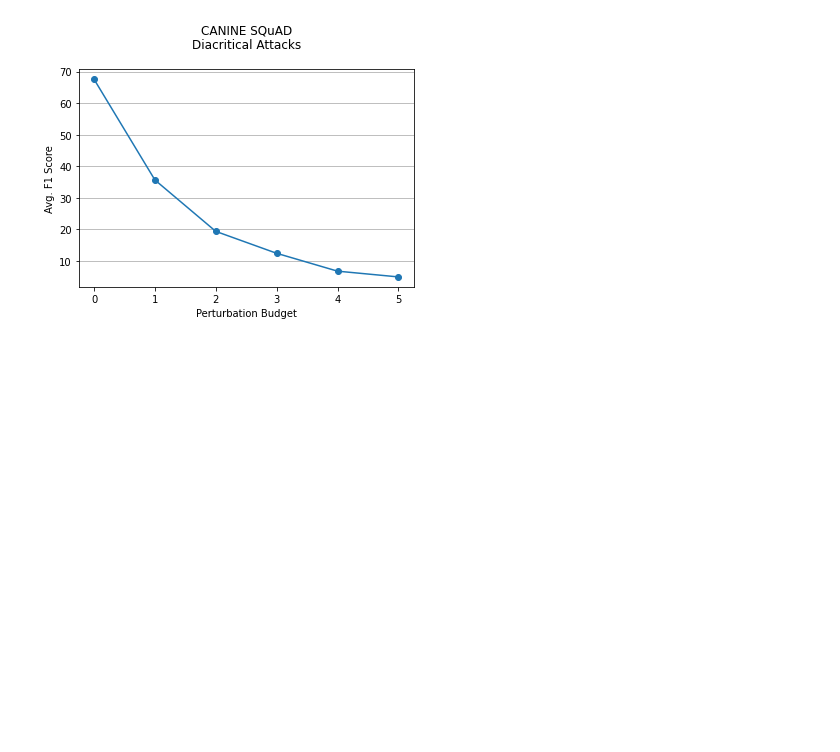
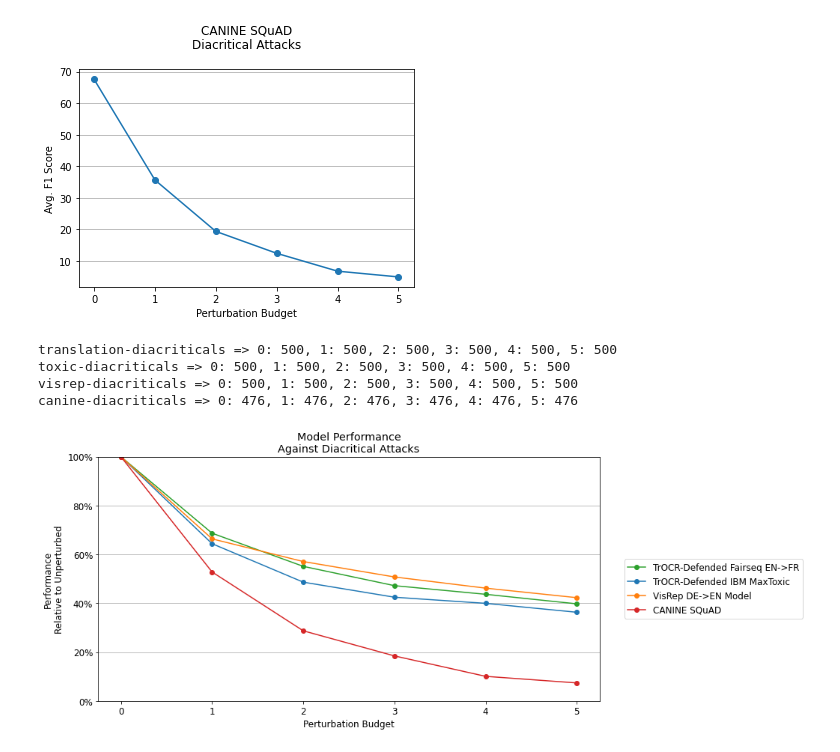
Before and after one commit to nickboucher/diacritics, a Jupyter notebook: results/Figures.ipynb, the cells around one changed output. Saved outputs shown, nothing was run; the diff lists cells and outputs as text; code cells hidden in the pictures; blank space fills up the shorter version.

Commit message:
Add additional figure

```diff
--- a/results/Figures.ipynb
+++ b/results/Figures.ipynb
@@ -4,7 +4,7 @@ import pickle
 with open("results.pkl", 'rb') as f:
     results = pickle.load(f)
 # %%
-from textdistance import levenshtein
+from typing import Tuple
 
 def budget_graph_data(exp: str, adv_distance: bool = False):
   count = []
@@ -36,6 +36,12 @@ def budget_graph_data(exp: str, adv_distance: bool = False):
             total[-1] += 1
   print(f"{exp} => {', '.join([f'{x}: {y}' for x,y in zip(budgets, total)])}")
   return budgets, list(map(lambda x,y: x/y, count, total))
+
+def percentage(budget_data: Tuple[list,list]) -> Tuple[list,list]:
+    pct = []
+    for val in budget_data[1]:
+        pct += [val/budget_data[1][0]]
+    return budget_data[0], pct
 # %%
 import seaborn as sns
 import matplotlib.pyplot as plt
@@ -136,3 +142,32 @@ plt.show()
 # %% [output]
 canine-diacriticals => 0: 476, 1: 476, 2: 476, 3: 476, 4: 476, 5: 476
 [figure]
+# %%
+import seaborn as sns
+import matplotlib.pyplot as plt
+import matplotlib.ticker as mtick
+
+plt.rc('font', size=12)
+plt.figure(figsize=(12,6))
+
+plt.plot(*percentage(budget_graph_data('translation-diacriticals')), linestyle='-', marker='o', color="tab:green", label="TrOCR-Defended Fairseq EN->FR")
+plt.plot(*percentage(budget_graph_data('toxic-diacriticals')), linestyle='-', marker='o', color="tab:blue", label="TrOCR-Defended IBM MaxToxic")
+plt.plot(*percentage(budget_graph_data('visrep-diacriticals')), linestyle='-', marker='o', color="tab:orange", label="VisRep DE->EN Model")
+plt.plot(*percentage(budget_graph_data('canine-diacriticals')), linestyle='-', marker='o', color="tab:red", label="CANINE SQuAD")
+
+plt.xlabel("Perturbation Budget")
+plt.ylabel("Performance\nRelative to Unperturbed")
+plt.title("Model Performance\nAgainst Diacritical Attacks")
+plt.xticks(range(6))
+plt.ylim(0,1)
+plt.gca().yaxis.set_major_formatter(mtick.PercentFormatter(1))
+plt.grid(axis='y')
+plt.legend(bbox_to_anchor=(1.04, .6), loc="upper left")
+plt.savefig("evaluation.svg")
+plt.show()
+# %% [output]
+translation-diacriticals => 0: 500, 1: 500, 2: 500, 3: 500, 4: 500, 5: 500
+toxic-diacriticals => 0: 500, 1: 500, 2: 500, 3: 500, 4: 500, 5: 500
+visrep-diacriticals => 0: 500, 1: 500, 2: 500, 3: 500, 4: 500, 5: 500
+canine-diacriticals => 0: 476, 1: 476, 2: 476, 3: 476, 4: 476, 5: 476
+[figure, added]
```
